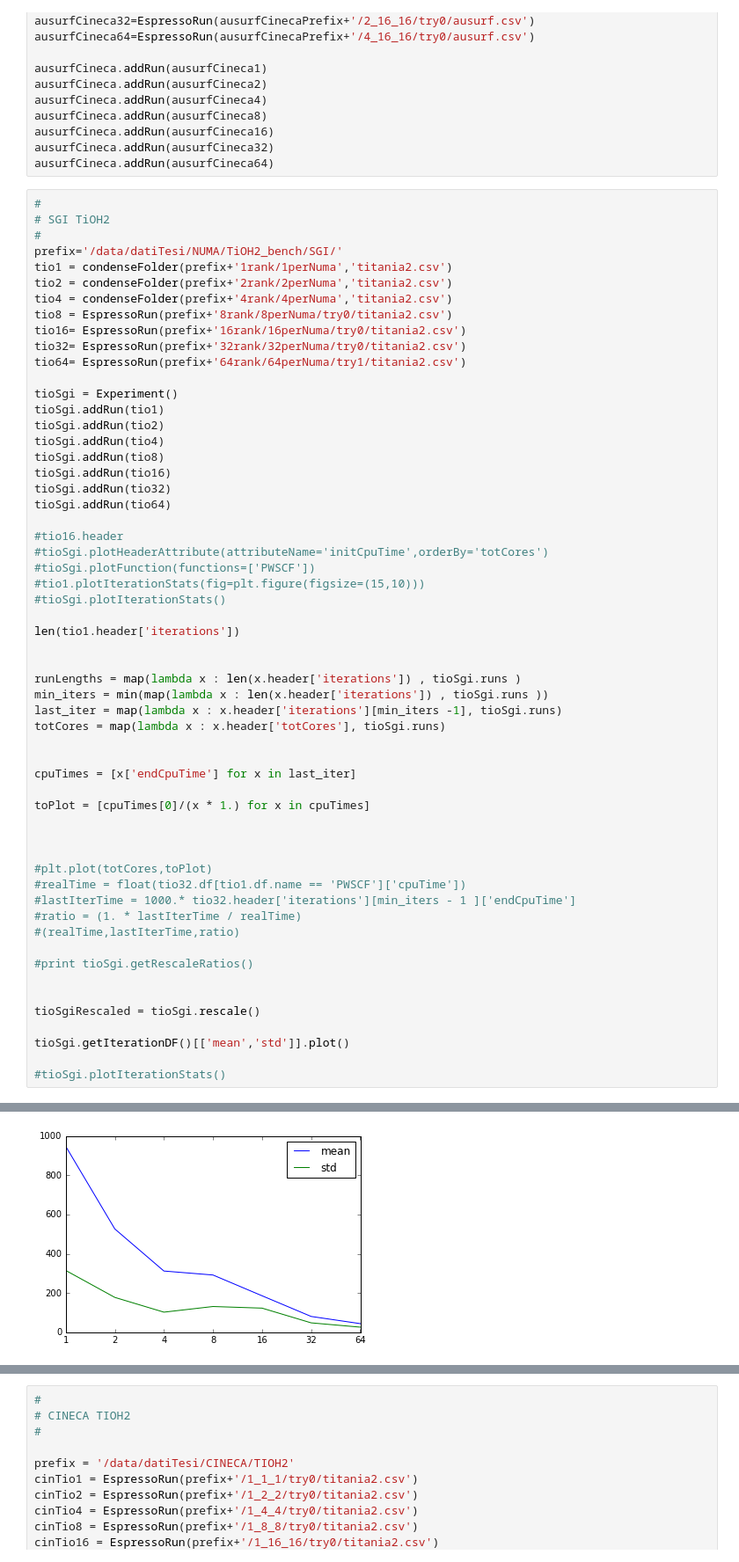
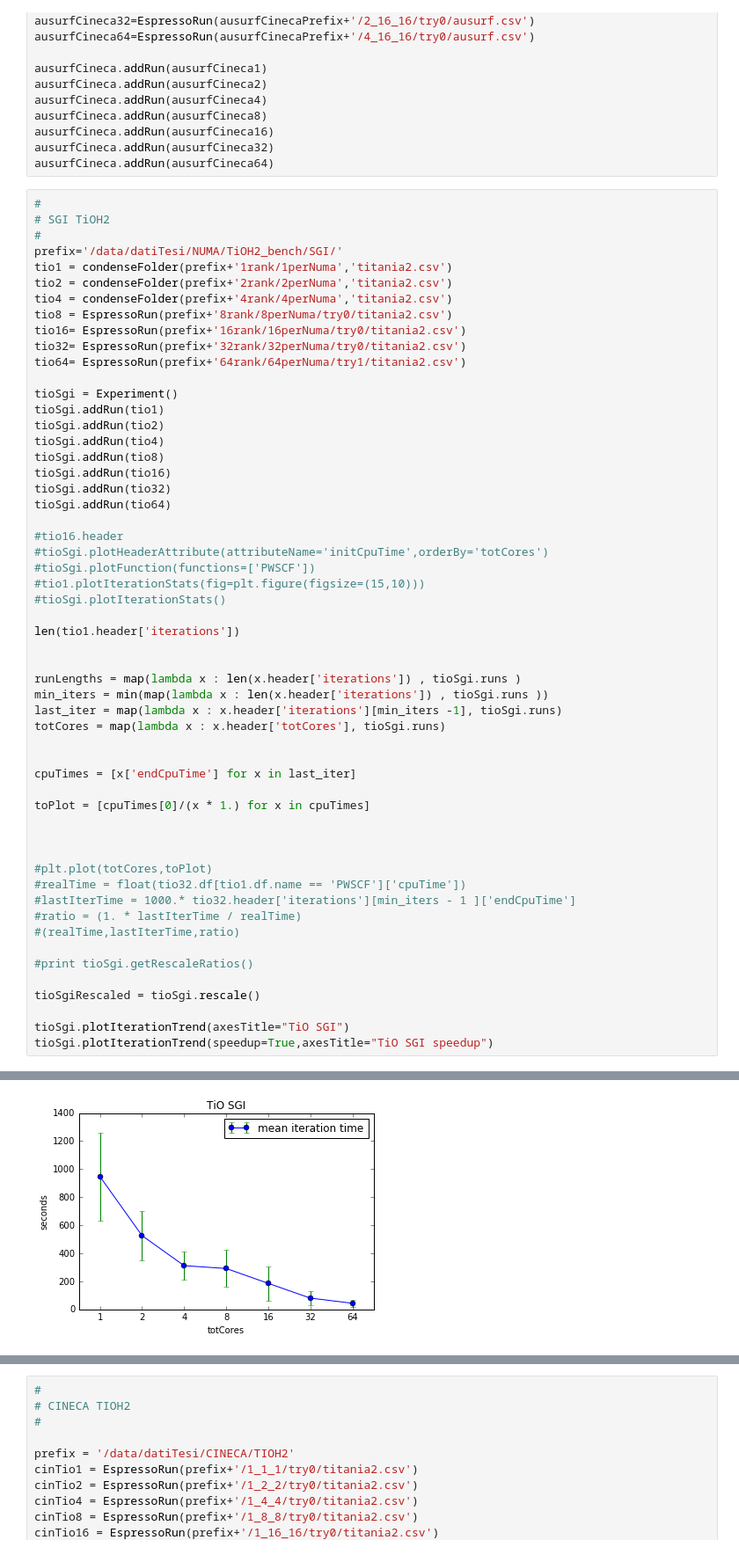
Before and after one commit to gioruffa/qetools, a Jupyter notebook: plotter.ipynb, the cells around one changed output, grey strips where cells are left out. Shown at 88% size. Drawn from its saved outputs; the diff is of its cells as text.

```diff
--- a/plotter.ipynb
+++ b/plotter.ipynb
@@ -186,10 +183,8 @@ toPlot = [cpuTimes[0]/(x * 1.) for x in cpuTimes]
 
 #print tioSgi.getRescaleRatios()
 
-
 tioSgiRescaled = tioSgi.rescale()
 
-tioSgi.getIterationDF()[['mean','std']].plot()
-
-#tioSgi.plotIterationStats()
+tioSgi.plotIterationTrend(axesTitle="TiO SGI")
+tioSgi.plotIterationTrend(speedup=True,axesTitle="TiO SGI speedup")
 # %% [output]
@@ -197 +191 @@ tioSgi.getIterationDF()[['mean','std']].plot()
-[figure, old version]
+[figure, new version]
```
Also changed, not shown: parts of 25 cells of this notebook, 2 other files.
